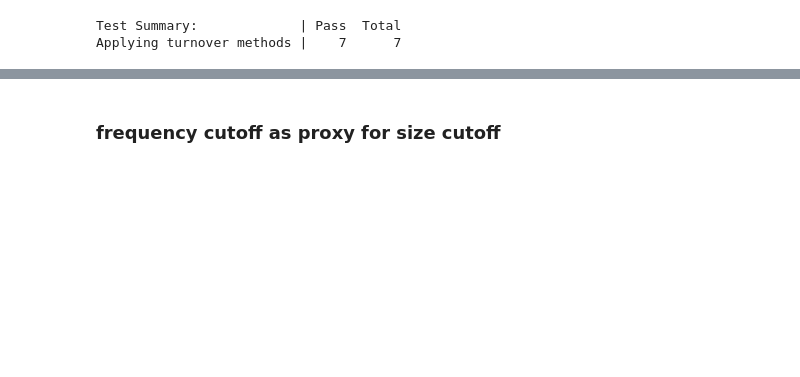
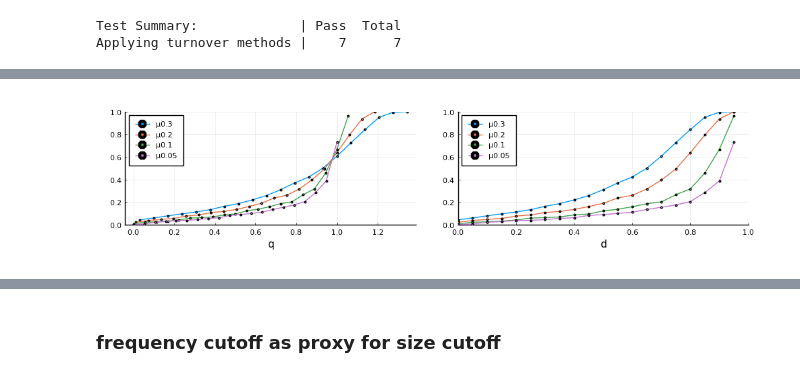
Before and after one commit to aangaji/Turnover, a Jupyter notebook: clone_turnover.ipynb, the cells around one changed output, grey strips where cells are left out. Cells and saved outputs as stored; diff of their text form; code cells hidden in the pictures; blank space fills up the shorter version.

```diff
--- a/clone_turnover.ipynb
+++ b/clone_turnover.ipynb
@@ -44,0 +69,5 @@ b, d, μ = 1., 0.8, 0.1
+# %%
+sim = include("turnover_data/estranged_turnover_v2.jl")
+expect = include("turnover_data/expected_estranged_turnover_v2.jl")
+expect_Tcutoff = include("turnover_data/expected_estranged_turnover_v2_Tcutoff.jl")
+sim[1]
@@ -44,0 +84,11 @@ b, d, μ = 1., 0.8, 0.1
+# %%
+p = plot(layout=(1,2), size=(1000,250), legend=:topleft, margin=5Plots.mm, ylims=(0,1))
+for res in sim
+    ds = res[:d]
+    qs = q.(ds; b=res[:b], μ=res[:μ])
+    plot!(p[1], qs ,res[:turnover], xlab=:q, lab="μ$(res[:μ])", marker=:o, ms=2.)
+    plot!(p[2], ds ,res[:turnover], xlab=:d, lab="μ$(res[:μ])", marker=:o, ms=2., xlims=(0,1))
+end
+plot!()
+# %% [output]
+[figure, added]
```
Also changed, not shown: parts of 136 cells of this notebook, 37 other files.
